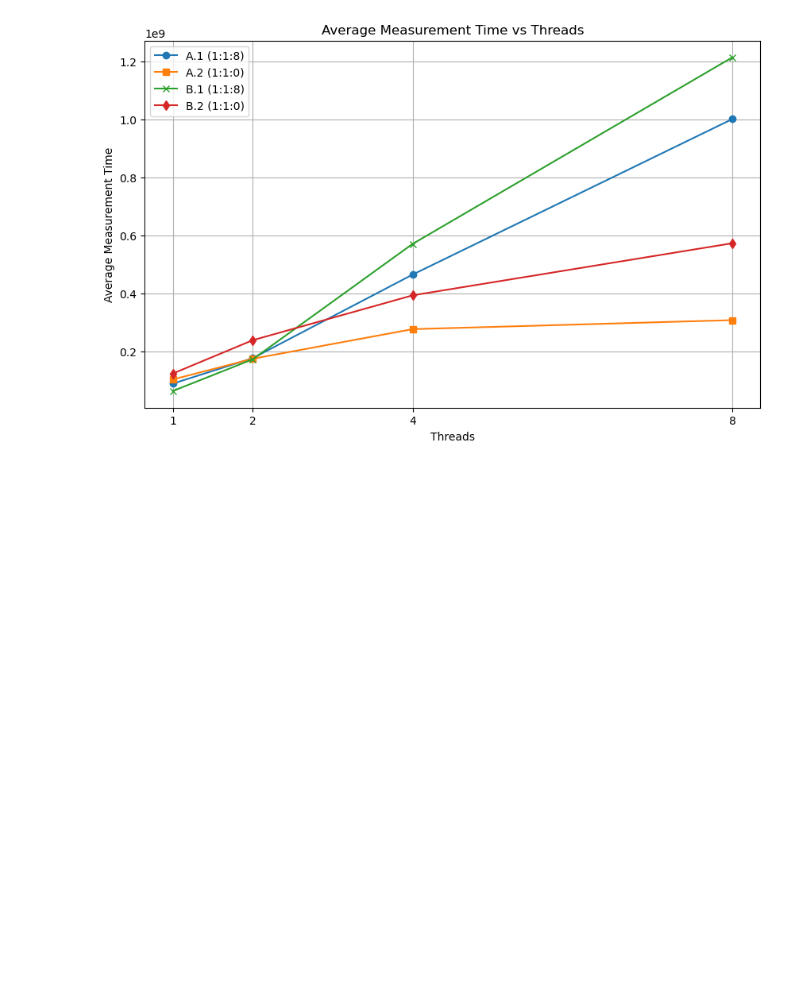
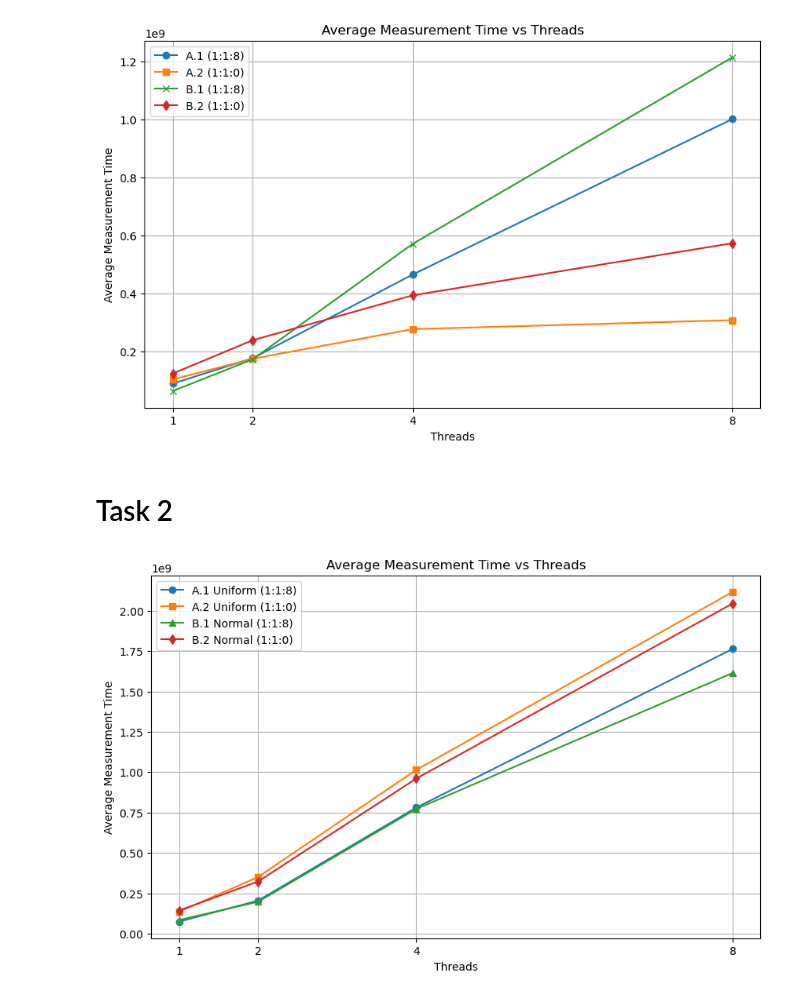
Before and after one commit to CasperKristiansson/Parallel-and-Distributed-Computing-DD2443, a Jupyter notebook: Labs/Lab 3/graphs.ipynb, the cells around one changed output. Saved outputs shown, nothing was run; the diff lists cells and outputs as text; code cells hidden in the pictures; blank space fills up the shorter version.

Commit message:
Task 2.4 Fix

```diff
--- a/Labs/Lab 3/graphs.ipynb
+++ b/Labs/Lab 3/graphs.ipynb
@@ -55,3 +55,56 @@ plt.grid(True)
 plt.show()
 # %% [output]
 [figure]
+# %% [markdown]
+# Task 2
+# %%
+threads = [1, 2, 4, 8]
+
+A1_uniform_times = [
+    [70746875, 69711625, 67766541, 89155708, 71922416],  # 1 thread
+    [221488000, 206020250, 180972042, 199120500, 214536959],  # 2 threads
+    [765376208, 846076875, 769214250, 739866625, 783174583],  # 4 threads
+    [1801803916, 1664028417, 2122736666, 1651231500, 1579528250]  # 8 threads
+]
+
+A2_uniform_times = [
+    [145469250, 134565333, 128052917, 141073417, 126167500],  # 1 thread
+    [347891542, 375936000, 307568583, 384325417, 339061250],  # 2 threads
+    [931492750, 970434042, 1011588750, 922885917, 1236513000],  # 4 threads
+    [2051449458, 2105292708, 2107394250, 2147824958, 2175334458]  # 8 threads
+]
+
+B1_normal_times = [
+    [82793917, 81395625, 81165792, 89565500, 84556333],  # 1 thread
+    [203458584, 190551375, 209232458, 179919458, 202957667],  # 2 threads
+    [781342042, 746420208, 783684542, 770664875, 779087833],  # 4 threads
+    [1596547791, 1578877041, 1648095833, 1586307542, 1663664750]  # 8 threads
+]
+
+B2_normal_times = [
+    [135230209, 145817666, 137787792, 144180416, 150643625],  # 1 thread
+    [368309500, 334053958, 309025708, 303179542, 298913708],  # 2 threads
+    [956335958, 962222583, 946477417, 979106000, 958772583],  # 4 threads
+    [2038569208, 2047096416, 2020686958, 2074609417, 2045710208]  # 8 threads
+]
+
+B1_uniform_avg = [np.mean(times) for times in A1_uniform_times]
+B2_uniform_avg = [np.mean(times) for times in A2_uniform_times]
+B1_normal_avg = [np.mean(times) for times in B1_normal_times]
+B2_normal_avg = [np.mean(times) for times in B2_normal_times]
+
+plt.figure(figsize=(10, 6))
+plt.plot(threads, B1_uniform_avg, marker='o', label='A.1 Uniform (1:1:8)')
+plt.plot(threads, B2_uniform_avg, marker='s', label='A.2 Uniform (1:1:0)')
+plt.plot(threads, B1_normal_avg, marker='^', label='B.1 Normal (1:1:8)')
+plt.plot(threads, B2_normal_avg, marker='d', label='B.2 Normal (1:1:0)')
+
+plt.title("Average Measurement Time vs Threads")
+plt.xlabel("Threads")
+plt.ylabel("Average Measurement Time")
+plt.xticks(threads)
+plt.legend()
+plt.grid(True)
+plt.show()
+# %% [output]
+[figure, added]
```
Also changed, not shown: 6 other files.
